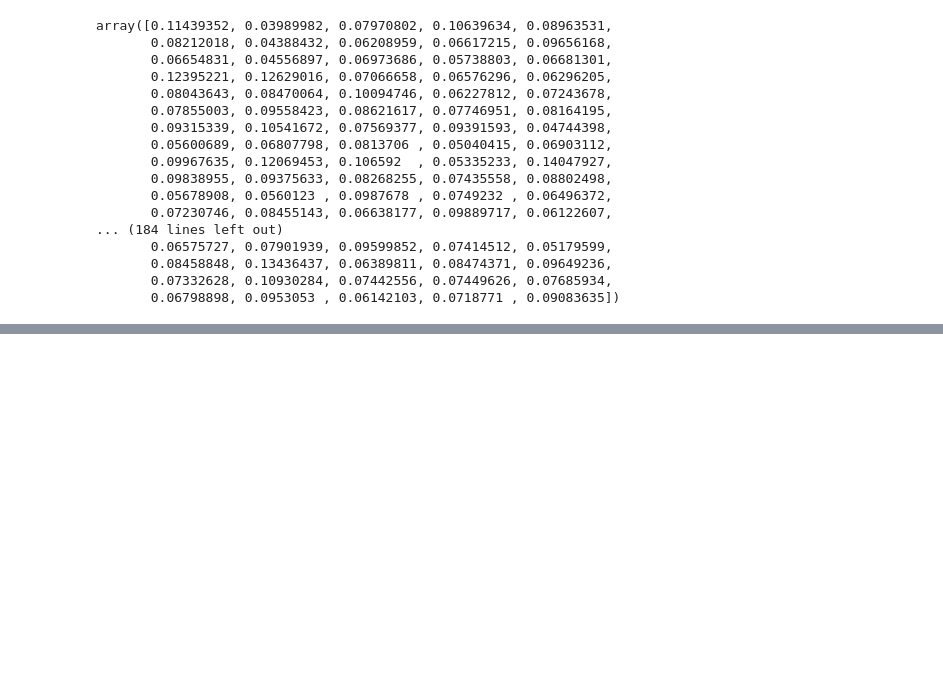
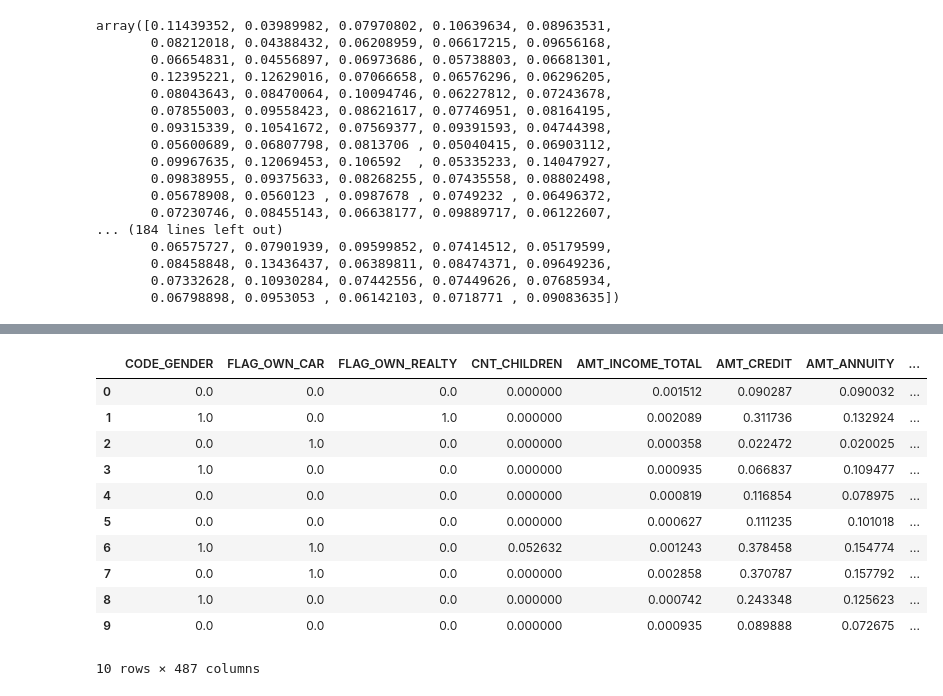
Before and after one commit to robinlhk/ocp7-scoring-model-cloud, a Jupyter notebook: notebooks/ocp7_kaggle_kernel_repdocution.ipynb, the cells around one changed output, grey strips where cells are left out. Drawn from its saved outputs; the diff is of its cells as text; code cells hidden in the pictures; blank space fills up the shorter version.

```diff
--- a/notebooks/ocp7_kaggle_kernel_repdocution.ipynb
+++ b/notebooks/ocp7_kaggle_kernel_repdocution.ipynb
@@ -141,0 +137,7 @@ if dataset_type=="":
+# %%
+preprocessed_df = catalog.load("preprocessed_df")
+id_target = preprocessed_df[["SK_ID_CURR", "TARGET"]]
+full_df = pd.concat([id_target, processed_features_df], axis=1)
+if dataset_type=="":
+    catalog.save("processed_features_df", processed_features_df)
+    catalog.save("full_df_train", full_df)
@@ -313,3 +319,6 @@ array([0.11439352, 0.03989982, 0.07970802, 0.10639634, 0.08963531,
 df = full_df.head(10)
 features = [f for f in df.columns if f not in ["SK_ID_CURR", "TARGET"]]
 df_query = df[features]
+# %%
+df_query
+# %% [output]
@@ -315,0 +326,12 @@ df_query = df[features]
+|  | CODE_GENDER | FLAG_OWN_CAR | FLAG_OWN_REALTY | CNT_CHILDREN | AMT_INCOME_TOTAL | AMT_CREDIT | AMT_ANNUITY | ... |
+| 0 | 0.0 | 0.0 | 0.0 | 0.000000 | 0.001512 | 0.090287 | 0.090032 | ... |
+| 1 | 1.0 | 0.0 | 1.0 | 0.000000 | 0.002089 | 0.311736 | 0.132924 | ... |
+| 2 | 0.0 | 1.0 | 0.0 | 0.000000 | 0.000358 | 0.022472 | 0.020025 | ... |
+| 3 | 1.0 | 0.0 | 0.0 | 0.000000 | 0.000935 | 0.066837 | 0.109477 | ... |
+| 4 | 0.0 | 0.0 | 0.0 | 0.000000 | 0.000819 | 0.116854 | 0.078975 | ... |
+| 5 | 0.0 | 0.0 | 0.0 | 0.000000 | 0.000627 | 0.111235 | 0.101018 | ... |
+| 6 | 1.0 | 1.0 | 0.0 | 0.052632 | 0.001243 | 0.378458 | 0.154774 | ... |
+| 7 | 0.0 | 1.0 | 0.0 | 0.000000 | 0.002858 | 0.370787 | 0.157792 | ... |
+| 8 | 1.0 | 0.0 | 0.0 | 0.000000 | 0.000742 | 0.243348 | 0.125623 | ... |
+| 9 | 0.0 | 0.0 | 0.0 | 0.000000 | 0.000935 | 0.089888 | 0.072675 | ... |
+10 rows × 487 columns
```
Also changed, not shown: parts of 12 cells of this notebook, 8 other files.
